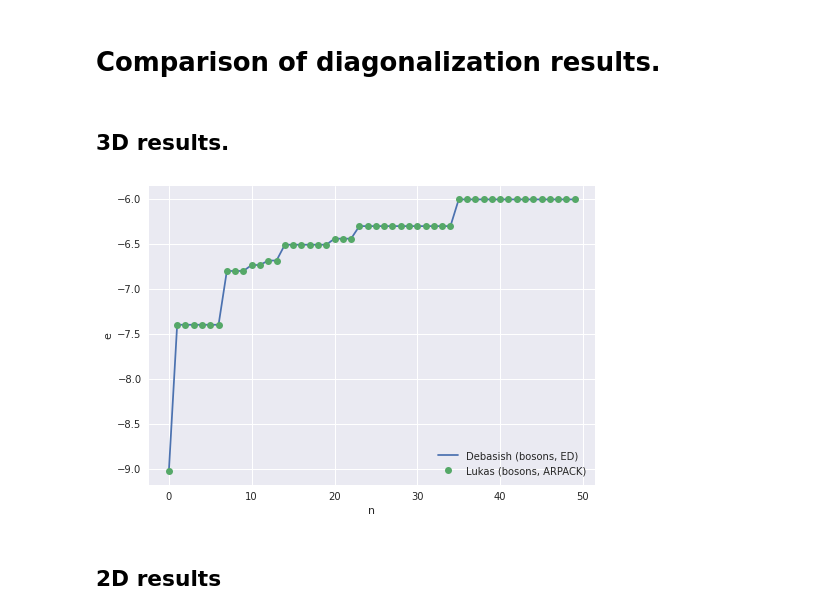
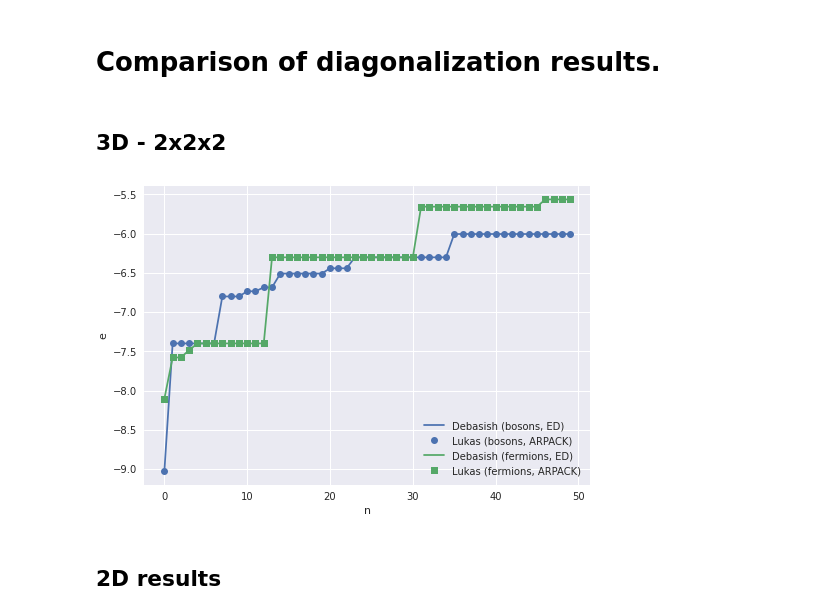
Before and after one commit to cygnus2/FQLMs, a Jupyter notebook: python_gauss_lattice/data_checks/compare_results.ipynb, the cells around one changed output. Cells and saved outputs as stored; diff of their text form; code cells hidden in the pictures.

```diff
--- a/python_gauss_lattice/data_checks/compare_results.ipynb
+++ b/python_gauss_lattice/data_checks/compare_results.ipynb
@@ -5,29 +5,37 @@ import pandas as pd
 import matplotlib.pyplot as plt
 %matplotlib inline
 # %% [markdown]
-## 3D results.
+## 3D - 2x2x2
 # %%
 db_bose = pd.read_csv('../../ED_3d/boseLinks/evals.dat', names=['n', 'energy'], sep='\s+')
-# db_fermi = pd.read_csv('../../ED_3d/fermiLinks/evals.dat', names=['n', 'energy'], sep='\s+')
-lr_sparse = pd.read_csv('../output/spectrum_winding_states_2x2x2.dat', sep=',', names=['e_real', 'e_imag'])
+lr_bose = pd.read_csv('../output/spectrum_bosons_winding_states_2x2x2.dat', sep=',', names=['e_real', 'e_imag'])
+
+db_fermi = pd.read_csv('../../ED_3d/fermiLinks/evals.dat', names=['n', 'energy'], sep='\s+')
+lr_fermi = pd.read_csv('../output/spectrum_fermions_winding_states_2x2x2.dat', sep=',', names=['e_real', 'e_imag'])
 
 with plt.style.context('seaborn'):
     fig, ax = plt.subplots()
 
     cutoff = 50
 
-    # Debasish ED.
-    ax.plot(db_bose['energy'][:cutoff], label='Debasish (bosons, ED)')
+    # Bosons.
+    line = ax.plot(db_bose['energy'][:cutoff], label='Debasish (bosons, ED)')
+    ax.plot(lr_bose['e_real'][:cutoff], label='Lukas (bosons, ARPACK)', marker='o', ls='', color=line[0].get_color())
 
-    # Lukas Lanczos.
-    ax.plot(lr_sparse['e_real'][:cutoff], label='Lukas (bosons, ARPACK)', marker='o', ls='')
+    # Fermions
+    line = ax.plot(db_fermi['energy'][:cutoff], label='Debasish (fermions, ED)')
+    ax.plot(lr_fermi['e_real'][:cutoff], label='Lukas (fermions, ARPACK)', marker='s', ls='', color=line[0].get_color())
 
+
+    # ---
 
     ax.set_xlabel('n')
     ax.set_ylabel('e')
     ax.legend(loc='lower right')
+
+    fig.savefig('spectrum_2x2x2.png')
 # %% [output]
-[figure, old version]
+[figure, new version]
 # %% [markdown]
 ## 2D results
 # %% [markdown]
```
Also changed, not shown: parts of 3 cells of this notebook, 1 other file.
